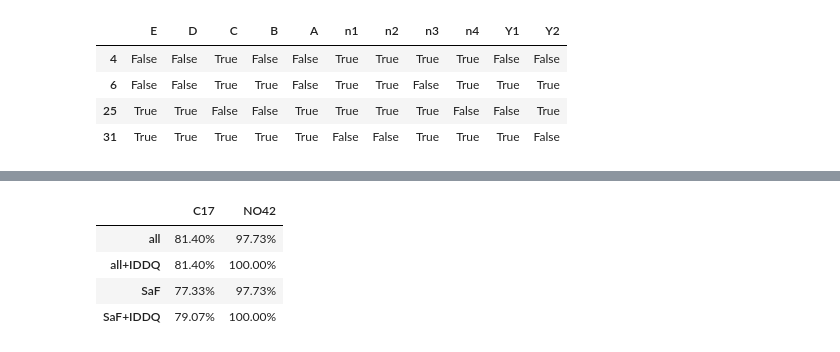
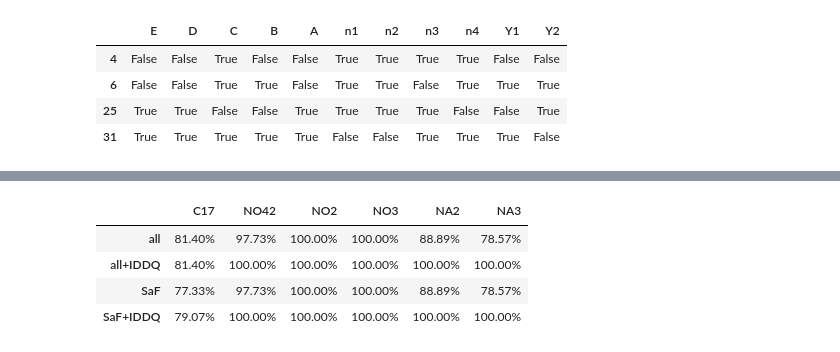
Before and after one commit to TMALFSSISAWBOJBUMA/DefSim-SaF-tests, a Jupyter notebook: tests.ipynb, the cells around one changed output, grey strips where cells are left out. Saved outputs shown, nothing was run; the diff lists cells and outputs as text; code cells hidden in the pictures.

Commit message:
all coverages calculated

```diff
--- a/tests.ipynb
+++ b/tests.ipynb
@@ -7,8 +7,9 @@ pd.options.display.max_columns = 100
 
 saf_test_vectors = dict()
 """Stores test vectors for SaF testing for a part"""
-additional_IDDQ:dict[str,list[int]] = dict()
+additional_IDDQ: dict[str, list[int]] = dict()
 """Stores number of faults covered by IDDQ testing for a part. Structure: [all,SaF]"""
+
 
 def generate_test_vectors(n_inputs: int = 0, labels: list[str] = []):
     # labels[0] is MSB label
@@ -45,7 +46,8 @@ def calc_cases(df: pd.DataFrame, checks: dict[str, pd.Series]):
 
 def validate_SaF_vectors(saf_cases: pd.DataFrame, test_vectors: Iterable[int]):
     if not saf_cases.iloc[:, test_vectors].any(axis=1).all():
-        raise ValueError(f"Test vectors {test_vectors} do not cover all checks")
+        raise ValueError(
+            f"Test vectors {test_vectors} do not cover all checks")
     return test_vectors
 
 
@@ -170,0 +255,21 @@ out_no42
+# %%
+# NA3 circuit
+
+df = generate_test_vectors(3)
+
+df["Q"] = ~(df.A & df.B & df.C)
+
+checks = {
+    "A": df.B & df.C,
+    "B": df.A & df.C,
+    "C": df.A & df.B,
+    "Q": df.index >= 0,
+}
+
+validate_checks(df, checks)
+
+out = calc_cases(df, checks)
+saf_test_vectors["NA3"] = validate_SaF_vectors(out, [3, 5, 6, 7])
+# A/B, A/C, B/C shorts not detected by SaF and all vectors
+additional_IDDQ["NA3"] = [3,3]
+out
@@ -171,37 +294,43 @@ out_no42
 # %%
 docs_faults_files = {
     "C17": "C17.csv",
     "NO42": "NO42.csv",
+    "NO2": "NO2.csv",
+    "NO3": "NO3.csv",
+    "NA2": "NA2.csv",
+    "NA3": "NA3.csv"
 }
 
 coverages = pd.DataFrame(
     index=["all", "all+IDDQ", "SaF", "SaF+IDDQ"],
     columns=docs_faults_files.keys(),
     dtype=float,
 )
 pd.options.display.float_format = "{:.2%}".format
 for part, f_path in docs_faults_files.items():
     faults = pd.read_csv(f_path, sep=";", index_col=0)
 
     # coverage vectors:
     def calc_coverage(coverage_vector):
         cov: pd.Series = coverage_vector.any(axis=1)
         return cov[~cov], cov.mean()
 
     _, coverages.at["all", part] = calc_coverage(faults == 1)
     _, coverages.at["SaF", part] = calc_coverage(
         faults.iloc[:, saf_test_vectors[part]] == 1
     )
-    add_all,add_saf = additional_IDDQ.get(part,[0,0])
-    coverages.at["all+IDDQ", part] = coverages.at["all", part] + add_all/faults.shape[0]
-    coverages.at["SaF+IDDQ", part] = coverages.at["SaF", part] + add_saf/faults.shape[0]
+    add_all, add_saf = additional_IDDQ.get(part, [0, 0])
+    coverages.at["all+IDDQ", part] = coverages.at["all", part] + \
+        add_all/faults.shape[0]
+    coverages.at["SaF+IDDQ", part] = coverages.at["SaF", part] + \
+        add_saf/faults.shape[0]
 coverages
 # %% [output]
-|  | C17 | NO42 |
-| all | 81.40% | 97.73% |
-| all+IDDQ | 81.40% | 100.00% |
-| SaF | 77.33% | 97.73% |
-| SaF+IDDQ | 79.07% | 100.00% |
+|  | C17 | NO42 | NO2 | NO3 | NA2 | NA3 |
+| all | 81.40% | 97.73% | 100.00% | 100.00% | 88.89% | 78.57% |
+| all+IDDQ | 81.40% | 100.00% | 100.00% | 100.00% | 100.00% | 100.00% |
+| SaF | 77.33% | 97.73% | 100.00% | 100.00% | 88.89% | 78.57% |
+| SaF+IDDQ | 79.07% | 100.00% | 100.00% | 100.00% | 100.00% | 100.00% |
 # %%
 # print("Stopień pokrycia wszystkich możliwych błędów przez wektory testowe:")
 # print()
```
Also changed, not shown: parts of 9 cells of this notebook.
